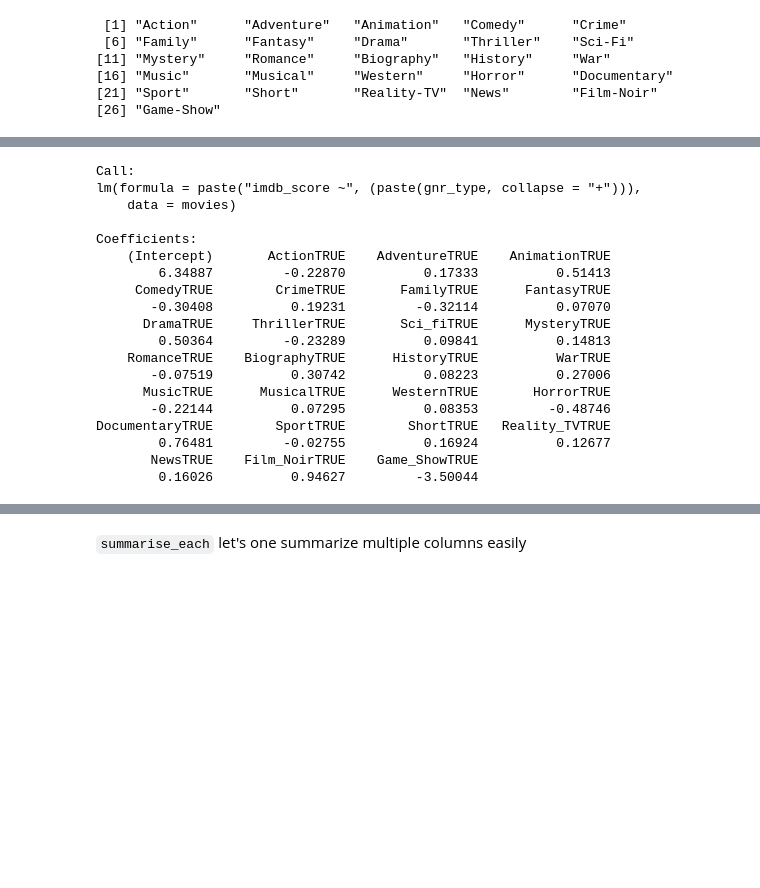
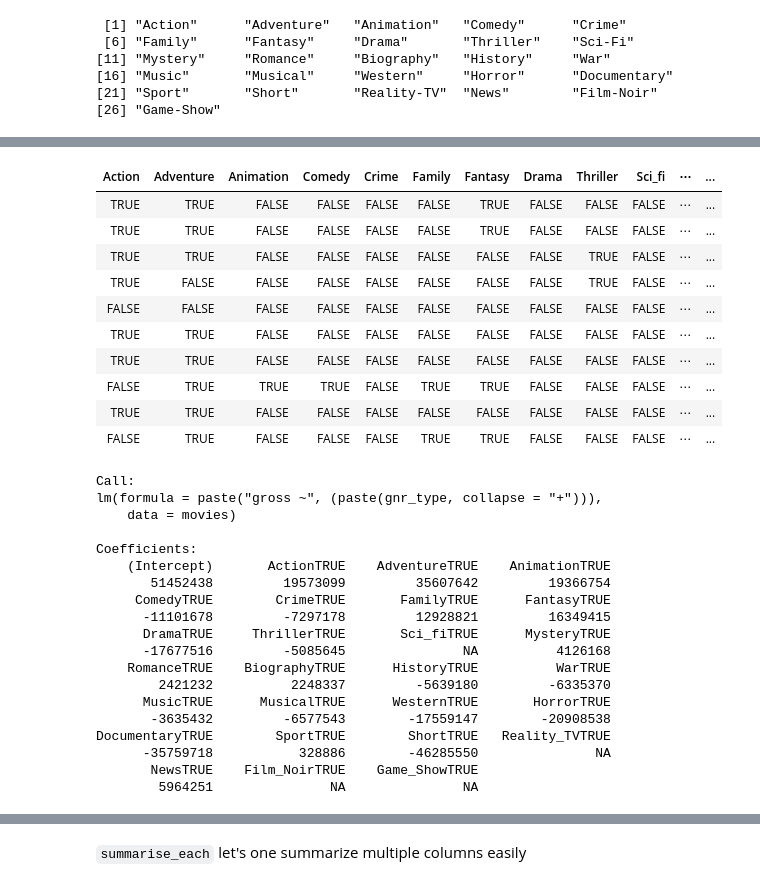
Before and after one commit to varao/varao.github.io, a Jupyter notebook: stat598z_fall17/lect14.ipynb, the cells around one changed output, grey strips where cells are left out. Saved outputs shown, nothing was run; the diff lists cells and outputs as text; code cells hidden in the pictures; blank space fills up the shorter version.

```diff
--- a/stat598z_fall17/lect14.ipynb
+++ b/stat598z_fall17/lect14.ipynb
@@ -294,37 +418,51 @@ movies[29:54]
 # %%
 for(ii in 1:nrow(movies)) { # Will look at better approaches
   movies[ii,gnr_type] <-
    gnr_type %in% strsplit(movies$genres[ii],"\\|")[[1]]
 }
 
 colnames(movies)[38] <- "Sci_fi"
 colnames(movies)[51] <- "Reality_TV"
 colnames(movies)[53] <- "Film_Noir"
 colnames(movies)[54] <- "Game_Show"
 gnr_type <- colnames(movies)[29:54]
+movies[1:10,29:54]
+# %% [output]
+| Action | Adventure | Animation | Comedy | Crime | Family | Fantasy | Drama | Thriller | Sci_fi | ⋯ | ... |
+| TRUE | TRUE | FALSE | FALSE | FALSE | FALSE | TRUE | FALSE | FALSE | FALSE | ⋯ | ... |
+| TRUE | TRUE | FALSE | FALSE | FALSE | FALSE | TRUE | FALSE | FALSE | FALSE | ⋯ | ... |
+| TRUE | TRUE | FALSE | FALSE | FALSE | FALSE | FALSE | FALSE | TRUE | FALSE | ⋯ | ... |
+| TRUE | FALSE | FALSE | FALSE | FALSE | FALSE | FALSE | FALSE | TRUE | FALSE | ⋯ | ... |
+| FALSE | FALSE | FALSE | FALSE | FALSE | FALSE | FALSE | FALSE | FALSE | FALSE | ⋯ | ... |
+| TRUE | TRUE | FALSE | FALSE | FALSE | FALSE | FALSE | FALSE | FALSE | FALSE | ⋯ | ... |
+| TRUE | TRUE | FALSE | FALSE | FALSE | FALSE | FALSE | FALSE | FALSE | FALSE | ⋯ | ... |
+| FALSE | TRUE | TRUE | TRUE | FALSE | TRUE | TRUE | FALSE | FALSE | FALSE | ⋯ | ... |
+| TRUE | TRUE | FALSE | FALSE | FALSE | FALSE | FALSE | FALSE | FALSE | FALSE | ⋯ | ... |
+| FALSE | TRUE | FALSE | FALSE | FALSE | TRUE | TRUE | FALSE | FALSE | FALSE | ⋯ | ... |
 # %%
-rslt <- lm(paste("imdb_score ~",
+#lm(imdb_score ~ Action + Adventure, movies  )
+rslt <- lm(paste("gross ~",
             (paste(gnr_type,collapse = '+'))), movies)
 rslt
 # %% [output]
 Call:
-lm(formula = paste("imdb_score ~", (paste(gnr_type, collapse = "+"))),
+lm(formula = paste("gross ~", (paste(gnr_type, collapse = "+"))),
     data = movies)
 
 Coefficients:
     (Intercept)       ActionTRUE    AdventureTRUE    AnimationTRUE
-        6.34887         -0.22870          0.17333          0.51413
+       51452438         19573099         35607642         19366754
      ComedyTRUE        CrimeTRUE       FamilyTRUE      FantasyTRUE
-       -0.30408          0.19231         -0.32114          0.07070
+      -11101678         -7297178         12928821         16349415
       DramaTRUE     ThrillerTRUE       Sci_fiTRUE      MysteryTRUE
-        0.50364         -0.23289          0.09841          0.14813
+      -17677516         -5085645               NA          4126168
     RomanceTRUE    BiographyTRUE      HistoryTRUE          WarTRUE
-       -0.07519          0.30742          0.08223          0.27006
+        2421232          2248337         -5639180         -6335370
       MusicTRUE      MusicalTRUE      WesternTRUE       HorrorTRUE
-       -0.22144          0.07295          0.08353         -0.48746
+       -3635432         -6577543        -17559147        -20908538
 DocumentaryTRUE        SportTRUE        ShortTRUE   Reality_TVTRUE
-        0.76481         -0.02755          0.16924          0.12677
+      -35759718           328886        -46285550               NA
        NewsTRUE    Film_NoirTRUE    Game_ShowTRUE
-        0.16026          0.94627         -3.50044
+        5964251               NA               NA
 # %%
 movies$ntile <- ntile(movies$imdb_score,10)
```
Also changed, not shown: parts of 16 cells of this notebook, 4 other files.
